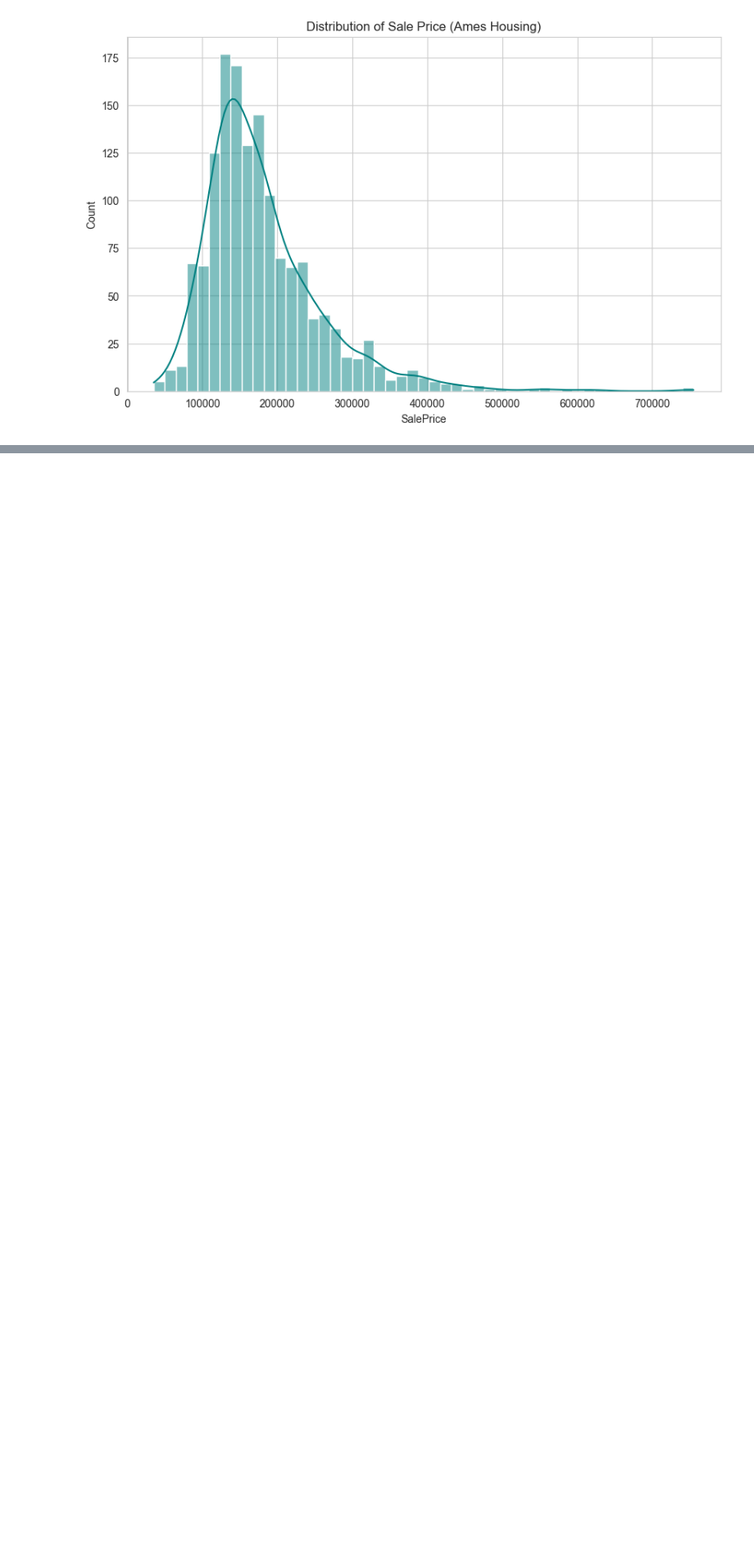
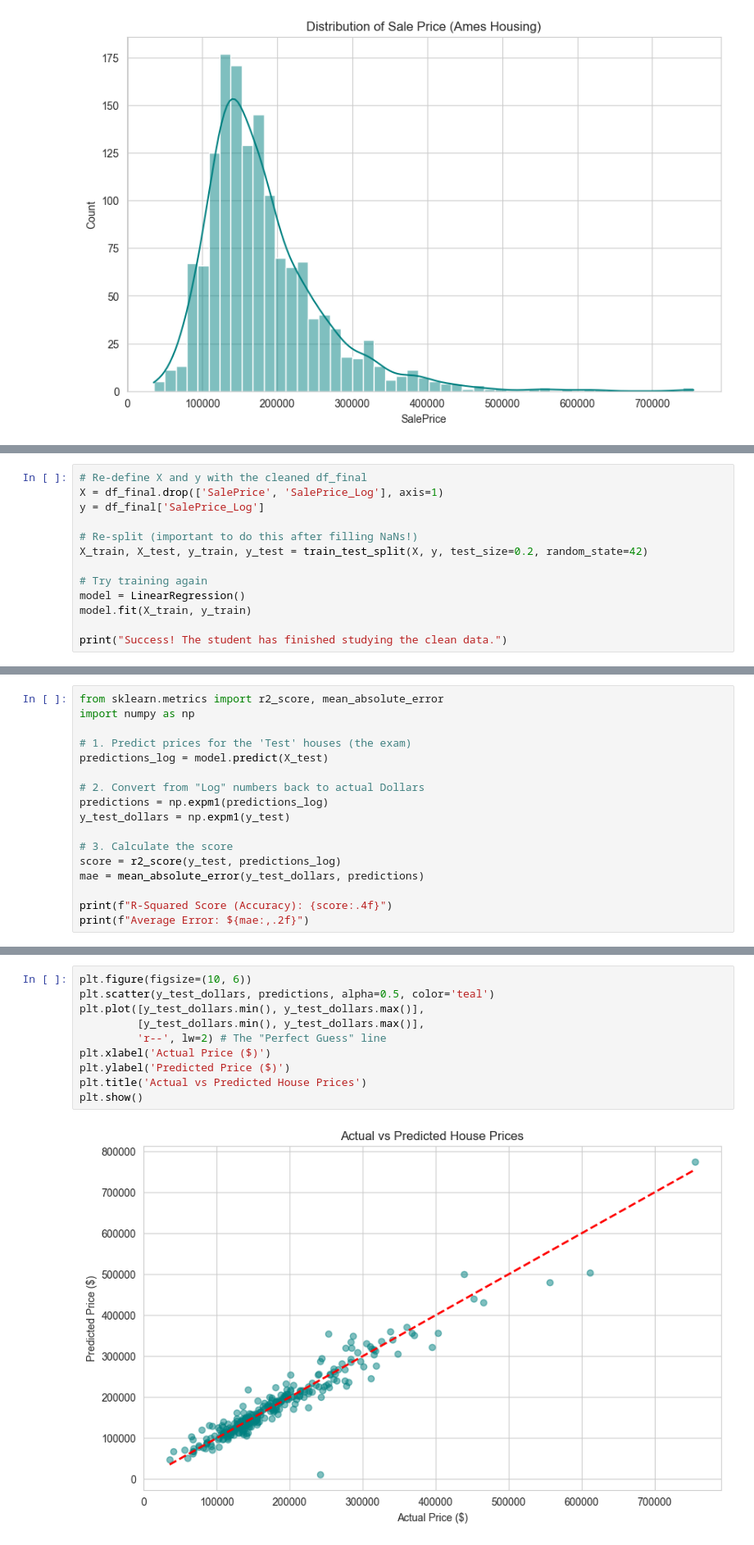
Before and after one commit to idrisrafaqat18/ml-housing-predictor, a Jupyter notebook: notebooks/01_eda.ipynb, the cells around one changed output, grey strips where cells are left out. Shown at 82% size. Cells and saved outputs as stored; diff of their text form; blank space fills up the shorter version.

```diff
--- a/notebooks/01_eda.ipynb
+++ b/notebooks/01_eda.ipynb
@@ -39,0 +136,13 @@ dtype: int64
+# %%
+# Re-define X and y with the cleaned df_final
+X = df_final.drop(['SalePrice', 'SalePrice_Log'], axis=1)
+y = df_final['SalePrice_Log']
+
+# Re-split (important to do this after filling NaNs!)
+X_train, X_test, y_train, y_test = train_test_split(X, y, test_size=0.2, random_state=42)
+
+# Try training again
+model = LinearRegression()
+model.fit(X_train, y_train)
+
+print("Success! The student has finished studying the clean data.")
@@ -39,0 +151,17 @@ dtype: int64
+# %%
+from sklearn.metrics import r2_score, mean_absolute_error
+import numpy as np
+
+# 1. Predict prices for the 'Test' houses (the exam)
+predictions_log = model.predict(X_test)
+
+# 2. Convert from "Log" numbers back to actual Dollars
+predictions = np.expm1(predictions_log)
+y_test_dollars = np.expm1(y_test)
+
+# 3. Calculate the score
+score = r2_score(y_test, predictions_log)
+mae = mean_absolute_error(y_test_dollars, predictions)
+
+print(f"R-Squared Score (Accuracy): {score:.4f}")
+print(f"Average Error: ${mae:,.2f}")
@@ -39,0 +171,12 @@ dtype: int64
+# %%
+plt.figure(figsize=(10, 6))
+plt.scatter(y_test_dollars, predictions, alpha=0.5, color='teal')
+plt.plot([y_test_dollars.min(), y_test_dollars.max()],
+         [y_test_dollars.min(), y_test_dollars.max()],
+         'r--', lw=2) # The "Perfect Guess" line
+plt.xlabel('Actual Price ($)')
+plt.ylabel('Predicted Price ($)')
+plt.title('Actual vs Predicted House Prices')
+plt.show()
+# %% [output]
+[figure, added]
```
Also changed, not shown: parts of 9 cells of this notebook, 1 other file.
